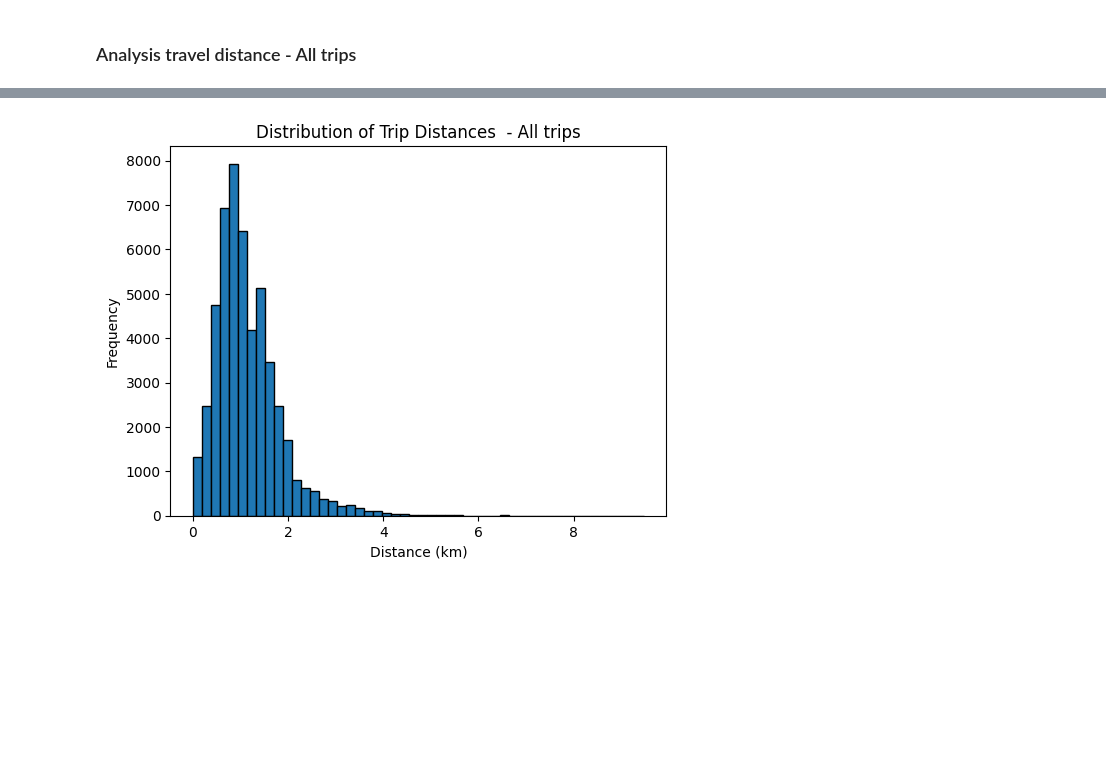
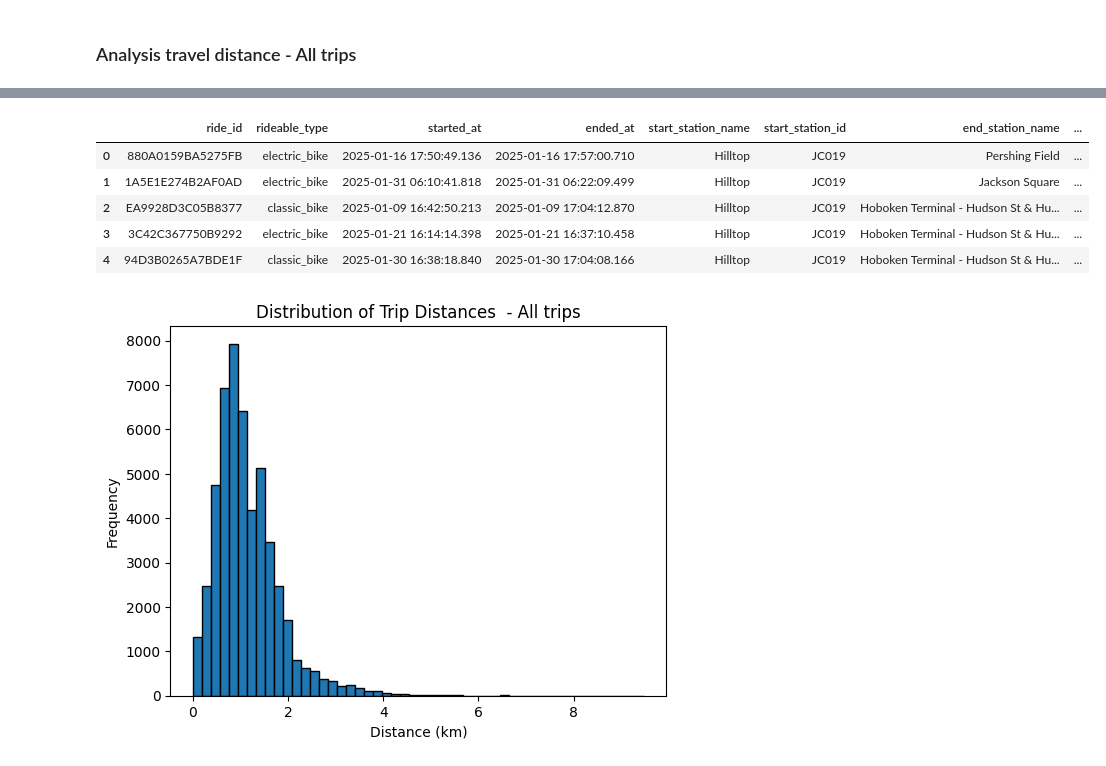
Before and after one commit to chris451/city-bike-nyc, a Jupyter notebook: analysis.ipynb, the cells around one changed output, grey strips where cells are left out. Saved outputs shown, nothing was run; the diff lists cells and outputs as text; code cells hidden in the pictures; blank space fills up the shorter version.

Commit message:
Analysis bike sharing data in NYC - cleaned up notebook

```diff
--- a/analysis.ipynb
+++ b/analysis.ipynb
@@ -182,3 +140,12 @@ pd_df = df.toPandas()
+# %%
+pd_df.head()
+# %% [output]
+|  | ride_id | rideable_type | started_at | ended_at | start_station_name | start_station_id | end_station_name | ... |
+| 0 | 880A0159BA5275FB | electric_bike | 2025-01-16 17:50:49.136 | 2025-01-16 17:57:00.710 | Hilltop | JC019 | Pershing Field | ... |
+| 1 | 1A5E1E274B2AF0AD | electric_bike | 2025-01-31 06:10:41.818 | 2025-01-31 06:22:09.499 | Hilltop | JC019 | Jackson Square | ... |
+| 2 | EA9928D3C05B8377 | classic_bike | 2025-01-09 16:42:50.213 | 2025-01-09 17:04:12.870 | Hilltop | JC019 | Hoboken Terminal - Hudson St & Hu... | ... |
+| 3 | 3C42C367750B9292 | electric_bike | 2025-01-21 16:14:14.398 | 2025-01-21 16:37:10.458 | Hilltop | JC019 | Hoboken Terminal - Hudson St & Hu... | ... |
+| 4 | 94D3B0265A7BDE1F | classic_bike | 2025-01-30 16:38:18.840 | 2025-01-30 17:04:08.166 | Hilltop | JC019 | Hoboken Terminal - Hudson St & Hu... | ... |
 # %%
 plot_histograms(pd_df, 'All trips')
 # %% [output]
```
Also changed, not shown: parts of 7 cells of this notebook, 1 other file.
